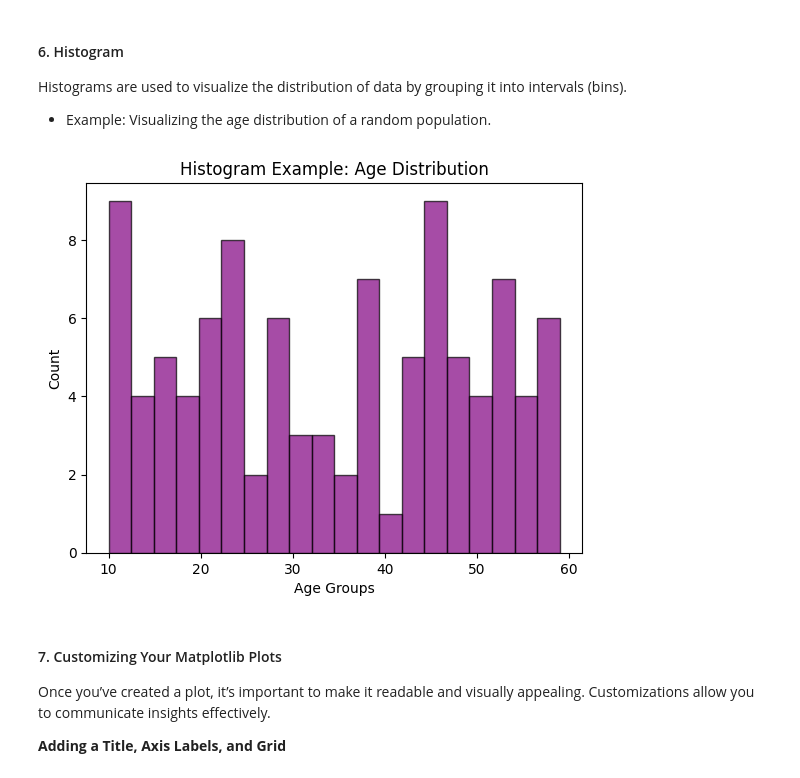
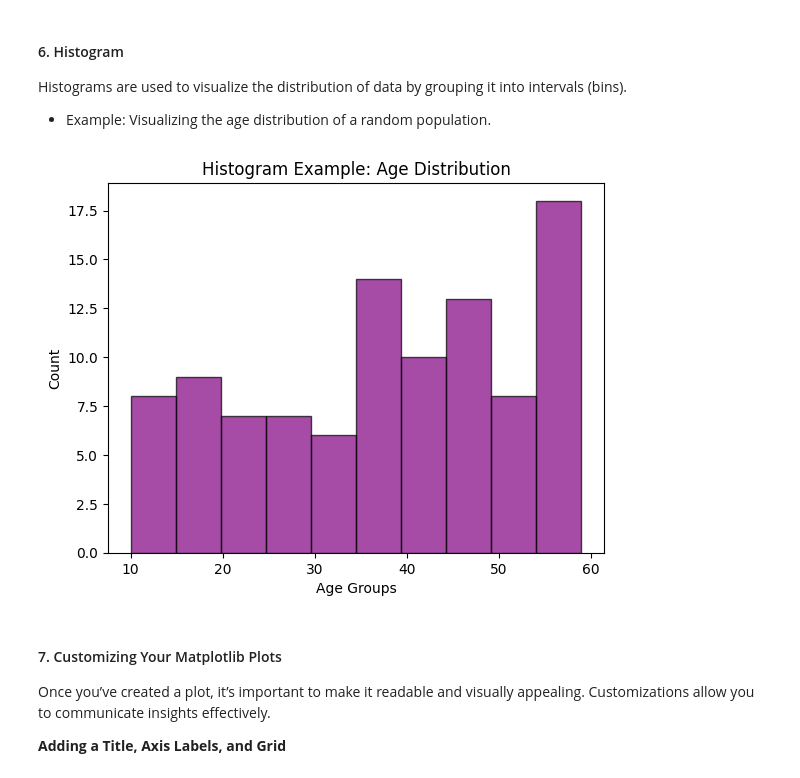
Before and after one commit to kapilietcs/PythonTutorial, a Jupyter notebook: Module 5 - Plotting Basics with Matplotlib & Seaborn/Day 12 - Matplotlib - Simple Plots, Clear Insights.ipynb, the cells around one changed output. Cells and saved outputs as stored; diff of their text form; code cells hidden in the pictures.

```diff
--- a/Module 5 - Plotting Basics with Matplotlib & Seaborn/Day 12 - Matplotlib - Simple Plots, Clear Insights.ipynb
+++ b/Module 5 - Plotting Basics with Matplotlib & Seaborn/Day 12 - Matplotlib - Simple Plots, Clear Insights.ipynb
@@ -161,19 +161,19 @@ Histograms are used to visualize the distribution of data by grouping it into in
 # %%
 # Generate random ages
 ages = np.random.randint(10, 60, 100)
 
 # Create a histogram
-plt.hist(ages, bins=20, color="purple", edgecolor="black", alpha=0.7)
+plt.hist(ages, bins=10, color="purple", edgecolor="black", alpha=0.7)
 
 # Add title and labels
 plt.title("Histogram Example: Age Distribution")
 plt.xlabel("Age Groups")
 plt.ylabel("Count")
 
 # Show the plot
 plt.show()
 # %% [output]
-[figure, old version]
+[figure, new version]
 # %% [markdown]
 #### 7. Customizing Your Matplotlib Plots
 Once you’ve created a plot, it’s important to make it readable and visually appealing. Customizations allow you to communicate insights effectively.
```
Also changed, not shown: parts of 4 cells of this notebook, 18 other files.
